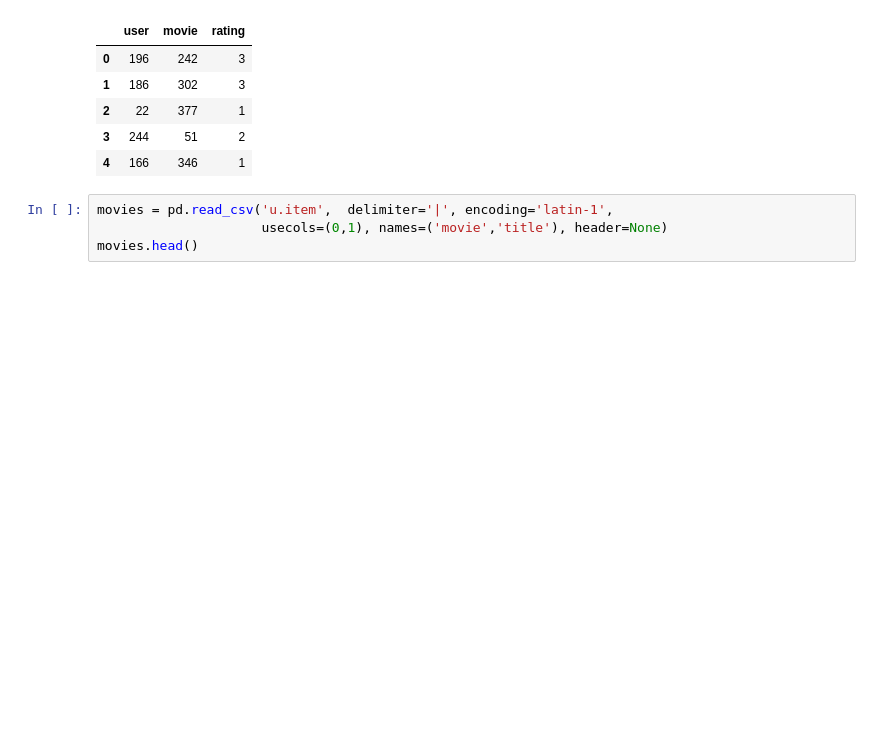
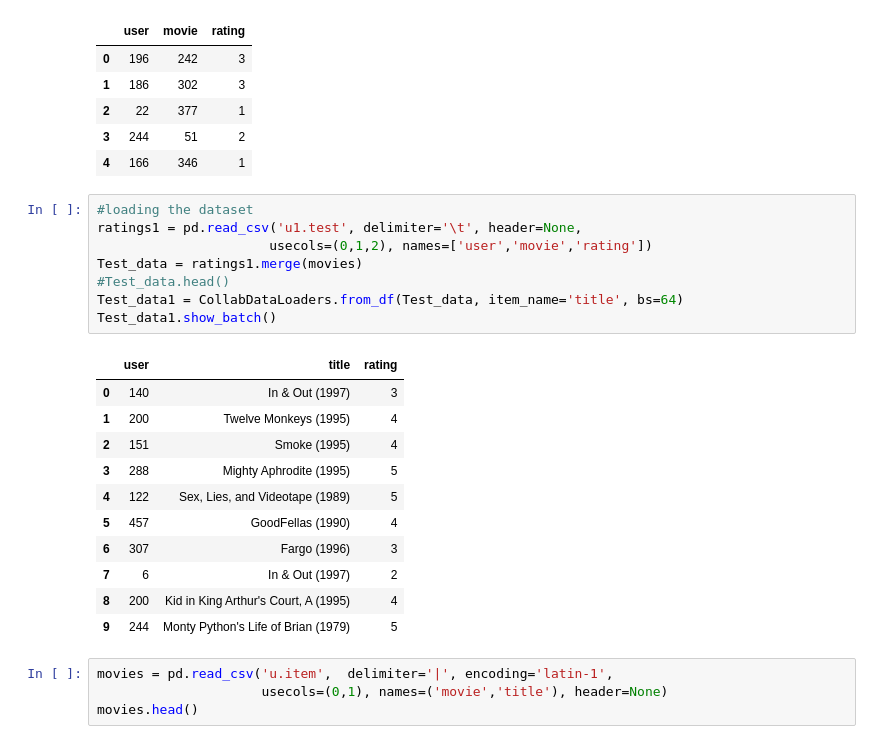
Before and after one commit to ChrisAlex2104/-Recommendation-using-Collaborative-Filtering, a Jupyter notebook: AI final project using fast ai.ipynb, the cells around one changed output. Drawn from its saved outputs; the diff is of its cells as text; blank space fills up the shorter version.

```diff
--- a/AI final project using fast ai.ipynb
+++ b/AI final project using fast ai.ipynb
@@ -14,6 +16,26 @@ ratings.head()
 | 2 | 22 | 377 | 1 |
 | 3 | 244 | 51 | 2 |
 | 4 | 166 | 346 | 1 |
+# %%
+#loading the dataset
+ratings1 = pd.read_csv('u1.test', delimiter='\t', header=None,
+                      usecols=(0,1,2), names=['user','movie','rating'])
+Test_data = ratings1.merge(movies)
+#Test_data.head()
+Test_data1 = CollabDataLoaders.from_df(Test_data, item_name='title', bs=64)
+Test_data1.show_batch()
+# %% [output]
+|  | user | title | rating |
+| 0 | 140 | In & Out (1997) | 3 |
+| 1 | 200 | Twelve Monkeys (1995) | 4 |
+| 2 | 151 | Smoke (1995) | 4 |
+| 3 | 288 | Mighty Aphrodite (1995) | 5 |
+| 4 | 122 | Sex, Lies, and Videotape (1989) | 5 |
+| 5 | 457 | GoodFellas (1990) | 4 |
+| 6 | 307 | Fargo (1996) | 3 |
+| 7 | 6 | In & Out (1997) | 2 |
+| 8 | 200 | Kid in King Arthur's Court, A (1995) | 4 |
+| 9 | 244 | Monty Python's Life of Brian (1979) | 5 |
 # %%
 movies = pd.read_csv('u.item',  delimiter='|', encoding='latin-1',
                      usecols=(0,1), names=('movie','title'), header=None)
```
Also changed, not shown: parts of 14 cells of this notebook, 1 other file.
